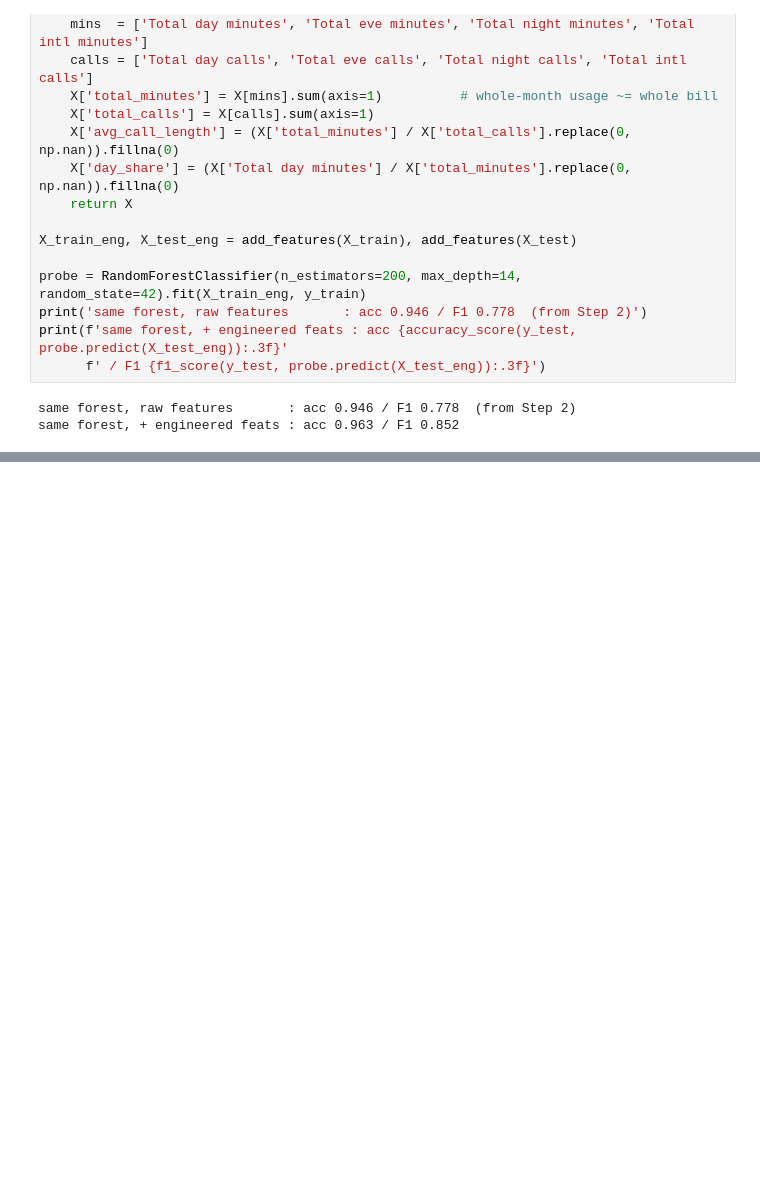
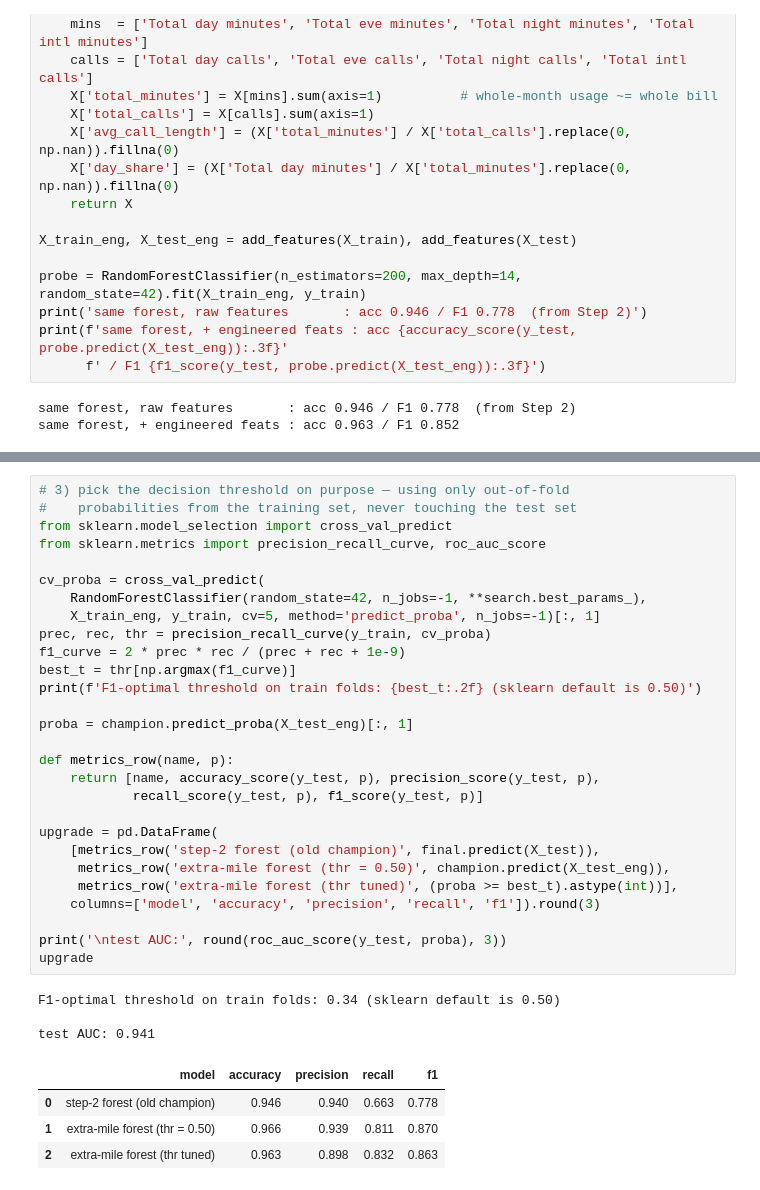
Before and after one commit to meherabmehu/ml-internship-codveda, a Jupyter notebook: level-3-advanced/01_random_forest_churn.ipynb, the cells around one changed output, grey strips where cells are left out. Cells and saved outputs as stored; diff of their text form; blank space fills up the shorter version.

```diff
--- a/level-3-advanced/01_random_forest_churn.ipynb
+++ b/level-3-advanced/01_random_forest_churn.ipynb
@@ -297,0 +315,36 @@ same forest, + engineered feats : acc 0.963 / F1 0.852
+# %%
+# 3) pick the decision threshold on purpose — using only out-of-fold
+#    probabilities from the training set, never touching the test set
+from sklearn.model_selection import cross_val_predict
+from sklearn.metrics import precision_recall_curve, roc_auc_score
+
+cv_proba = cross_val_predict(
+    RandomForestClassifier(random_state=42, n_jobs=-1, **search.best_params_),
+    X_train_eng, y_train, cv=5, method='predict_proba', n_jobs=-1)[:, 1]
+prec, rec, thr = precision_recall_curve(y_train, cv_proba)
+f1_curve = 2 * prec * rec / (prec + rec + 1e-9)
+best_t = thr[np.argmax(f1_curve)]
+print(f'F1-optimal threshold on train folds: {best_t:.2f} (sklearn default is 0.50)')
+
+proba = champion.predict_proba(X_test_eng)[:, 1]
+
+def metrics_row(name, p):
+    return [name, accuracy_score(y_test, p), precision_score(y_test, p),
+            recall_score(y_test, p), f1_score(y_test, p)]
+
+upgrade = pd.DataFrame(
+    [metrics_row('step-2 forest (old champion)', final.predict(X_test)),
+     metrics_row('extra-mile forest (thr = 0.50)', champion.predict(X_test_eng)),
+     metrics_row('extra-mile forest (thr tuned)', (proba >= best_t).astype(int))],
+    columns=['model', 'accuracy', 'precision', 'recall', 'f1']).round(3)
+
+print('\ntest AUC:', round(roc_auc_score(y_test, proba), 3))
+upgrade
+# %% [output]
+F1-optimal threshold on train folds: 0.34 (sklearn default is 0.50)
+
+test AUC: 0.941
+|  | model | accuracy | precision | recall | f1 |
+| 0 | step-2 forest (old champion) | 0.946 | 0.940 | 0.663 | 0.778 |
+| 1 | extra-mile forest (thr = 0.50) | 0.966 | 0.939 | 0.811 | 0.870 |
+| 2 | extra-mile forest (thr tuned) | 0.963 | 0.898 | 0.832 | 0.863 |
```
Also changed, not shown: parts of 4 cells of this notebook.
